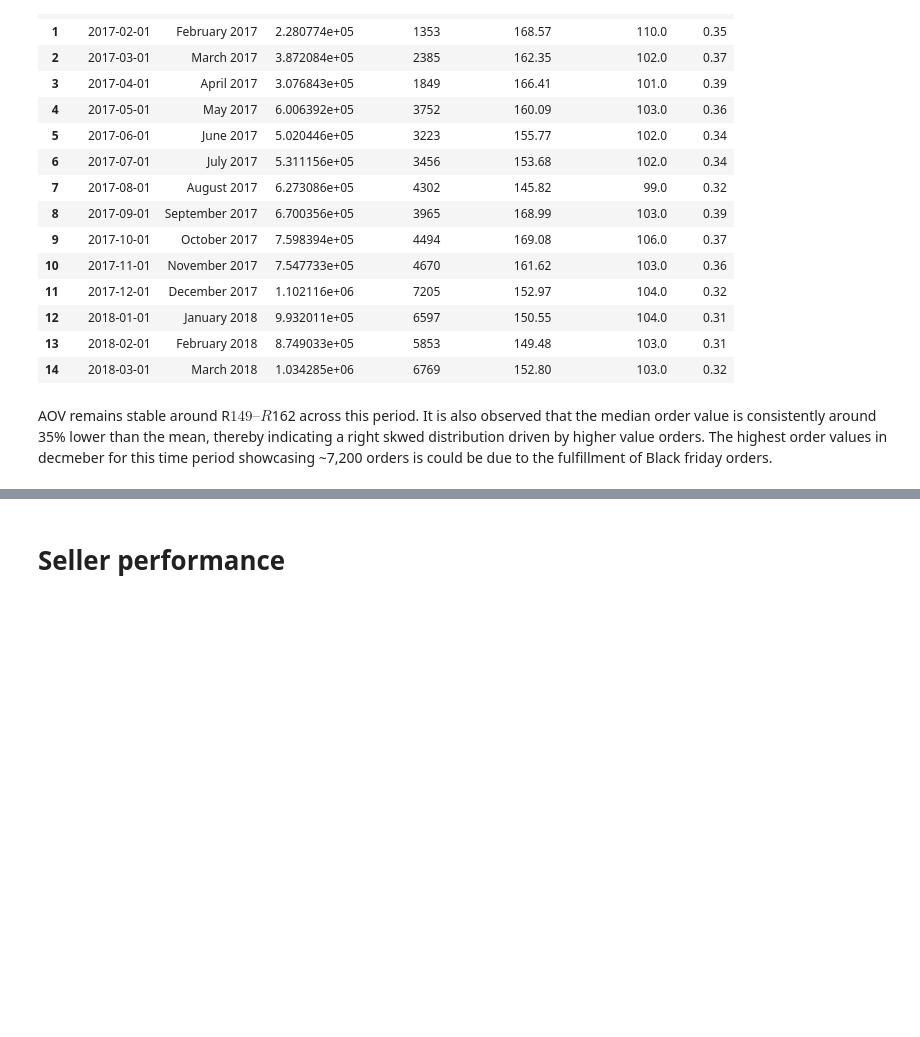
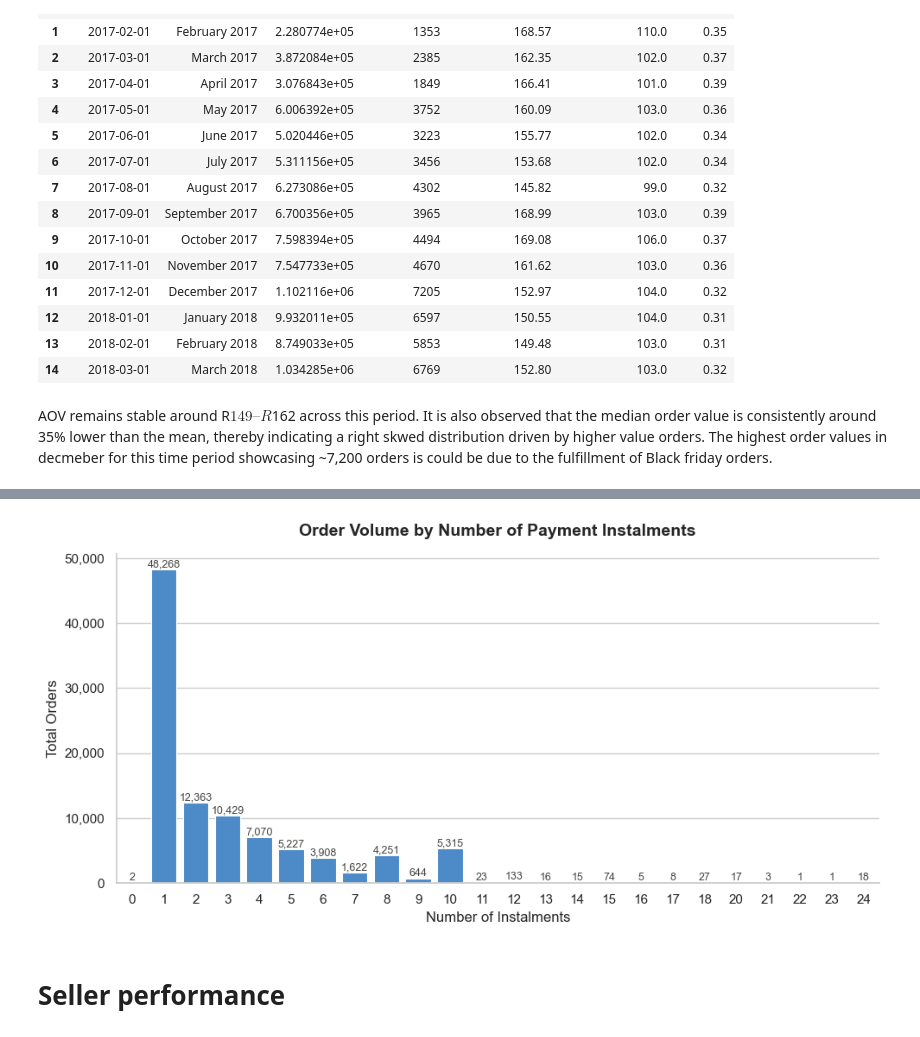
Before and after one commit to tejalig/olist-analysis, a Jupyter notebook: notebooks/05_EDA.ipynb, the cells around one changed output, grey strips where cells are left out. Saved outputs shown, nothing was run; the diff lists cells and outputs as text; code cells hidden in the pictures; blank space fills up the shorter version.

```diff
--- a/notebooks/05_EDA.ipynb
+++ b/notebooks/05_EDA.ipynb
@@ -418,3 +432,43 @@ conn.execute(query).df()
+# %%
+# Installment choice
+
+query ="""
+    select
+        max_pay_install, count(distinct order_id) as total_orders
+    from order_payments_agg
+    group by max_pay_install
+    order by max_pay_install
+
+"""
+df = conn.execute(query).df()
+
+fig, ax = plt.subplots(figsize=(10, 5))
+
+sns.barplot(
+    data=df.sort_values('max_pay_install'),
+    x="max_pay_install",
+    y="total_orders",
+    color='#378ADD',
+    edgecolor='white',
+    linewidth=0.8,
+    ax=ax
+)
+ax.set_title('Order Volume by Number of Payment Instalments', fontsize=14, fontweight='bold', pad=15)
+ax.set_xlabel('Number of Instalments', fontsize=12)
+ax.set_ylabel('Total Orders', fontsize=12)
+ax.yaxis.set_major_formatter(plt.FuncFormatter(lambda x, _: f'{int(x):,}'))
+
+# value labels on top of each bar
+for p in ax.patches:
+    ax.annotate(f'{int(p.get_height()):,}',
+                (p.get_x() + p.get_width() / 2., p.get_height()),
+                ha='center', va='bottom', fontsize=9, color='#444441')
+
+sns.despine()
+plt.tight_layout()
+plt.show()
+# %% [output]
+[figure, added]
 # %% [markdown]
 # Seller performance
 # %%
```
Also changed, not shown: parts of 22 cells of this notebook.
